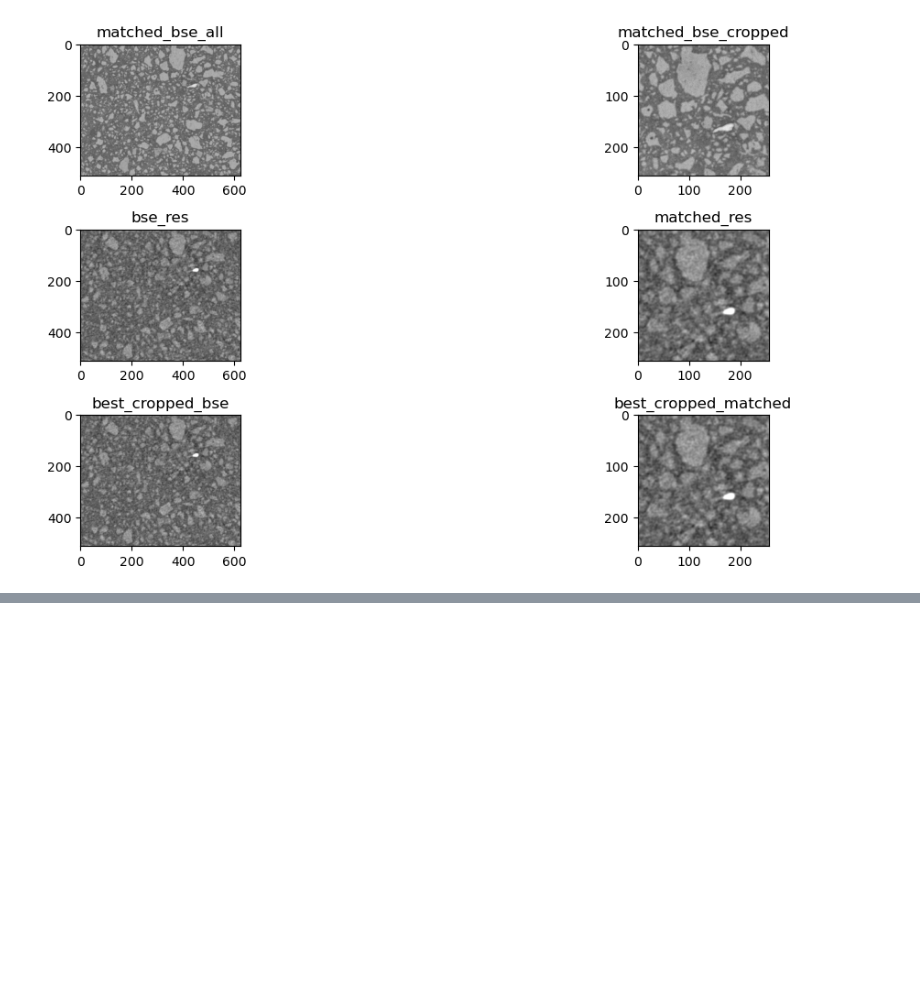
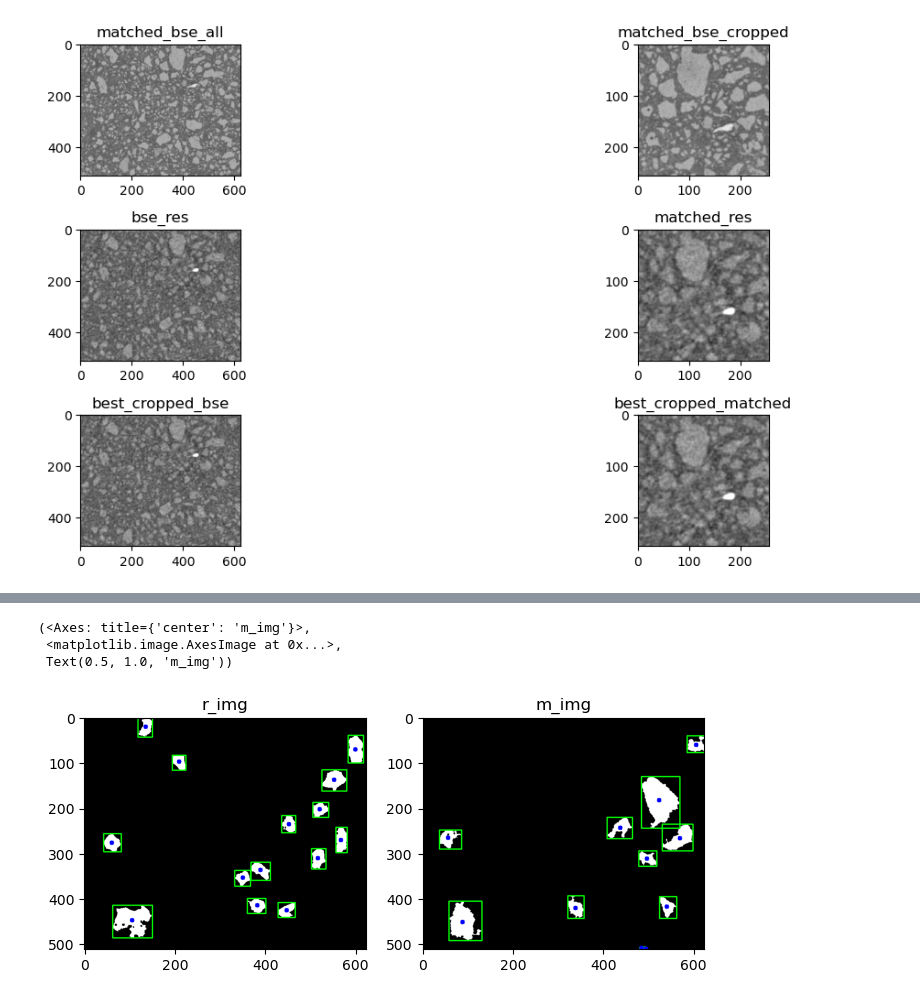
Before and after one commit to Barryzp/ml-workspace, a Jupyter notebook: registration/implement/Step1.ipynb, the cells around one changed output, grey strips where cells are left out. Saved outputs shown, nothing was run; the diff lists cells and outputs as text; code cells hidden in the pictures; blank space fills up the shorter version.

```diff
--- a/registration/implement/Step1.ipynb
+++ b/registration/implement/Step1.ipynb
@@ -111,0 +110,76 @@ VisualizeData.show_imgs([matched_bse_img, matched_bse_cropped_img,
+# %%
+import cv2
+r_path = "D:/workspace/ml-workspace/registration/datasets/sample5/bse/s1/100/5-1-1-roi-mask.bmp"
+r_img = cv2.imread(r_path, cv2.IMREAD_GRAYSCALE)
+
+m_path = "D:/workspace/ml-workspace/registration/result/matched/matched-sample5-S1-1-pso-interval-4/2_589_match_mask_ct.bmp"
+m_img = cv2.imread(m_path, cv2.IMREAD_GRAYSCALE)
+
+# 去寻找除了背景意外的区域, stats的shape为[n, 5]，代表有n-1个联通区域
+def max_index_besides_bg(stats):
+    # 排除第一行
+    subset_arr = stats[1:, 4]
+    # 找到第 5 列（索引 4）的最大元素的索引
+    max_index = np.argmax(subset_arr)
+    # 由于我们排除了第一行，索引需要加 1
+    adjusted_index = max_index + 1
+    return stats[adjusted_index]
+
+def find_neigbor_pos(fixed_pos, stats):
+    x, y = fixed_pos[0], fixed_pos[1]
+    # 仍然是排除第一行，因为它是背景元素
+    coordinates = stats[1:, 0:2]
+    # 计算每个坐标点与 (x, y) 的欧氏距离
+    distances = np.sqrt((coordinates[:, 0] - x)**2 + (coordinates[:, 1] - y)**2)
+    # 找到最小距离的索引
+    closest_index = np.argmin(distances)
+    return closest_index+1
+
+def draw_region(img, num_labels, stats, centroids):
+    # 创建彩色输出图像
+    output = cv2.cvtColor(img, cv2.COLOR_GRAY2BGR)
+
+    # 绘制每个连通组件的边界框和质心
+    for i in range(1, num_labels):  # 从1开始，跳过背景
+        x, y, w, h, area = stats[i]
+        cx, cy = centroids[i]
+        cv2.rectangle(output, (x, y), (x+w, y+h), (0, 255, 0), 2)
+        cv2.circle(output, (int(cx), int(cy)), 5, (0, 0, 255), -1)
+
+    return output
+
+
+# 计算连通区域的大小
+# 寻找连通区域
+num_labels_r, labels_r, stats_r, centroids_r = cv2.connectedComponentsWithStats(r_img, 4, cv2.CV_32S)
+num_labels_m, labels_m, stats_m, centroids_m = cv2.connectedComponentsWithStats(m_img, 4, cv2.CV_32S)
+
+# 背景的标签是0，因此在浮动图像中选择数量最多的那个标签
+max_particle_m = max_index_besides_bg(stats_m)
+max_m_x, max_m_y, particle_num_m = max_particle_m[0], max_particle_m[1], max_particle_m[4]
+
+# 找到离其最近的那几个质心区域
+closest_pos_r_index = find_neigbor_pos([max_m_x, max_m_y] ,stats_r)
+closest_particle_r = stats_r[closest_pos_r_index]
+
+# 比较两者的大小，如果差别太大就属于是高攀了
+particle_num_r = closest_particle_r[-1]
+
+ratio_m_r = particle_num_m / particle_num_r
+
+print(f"ratio: {ratio_m_r}")
+
+
+
+r_img_1 = draw_region(r_img, num_labels_r, stats_r, centroids_r)
+m_img_1 = draw_region(m_img, num_labels_m, stats_m, centroids_m)
+
+
+# # 显示结果
+# # cv2.imshow('Connected Components', output)
+
+plt.figure(figsize=(8, 8))
+cols, rows = 2, 1
+plt.subplot(rows, cols, 1), plt.imshow(r_img_1), plt.title('r_img')
+plt.subplot(rows, cols, 2), plt.imshow(m_img_1), plt.title('m_img')
+# %% [output]
@@ -111,0 +187,4 @@ VisualizeData.show_imgs([matched_bse_img, matched_bse_cropped_img,
+(<Axes: title={'center': 'm_img'}>,
+ <matplotlib.image.AxesImage at 0x...>,
+ Text(0.5, 1.0, 'm_img'))
+[figure, added]
```
Also changed, not shown: parts of 2 cells of this notebook, 9 other files.
